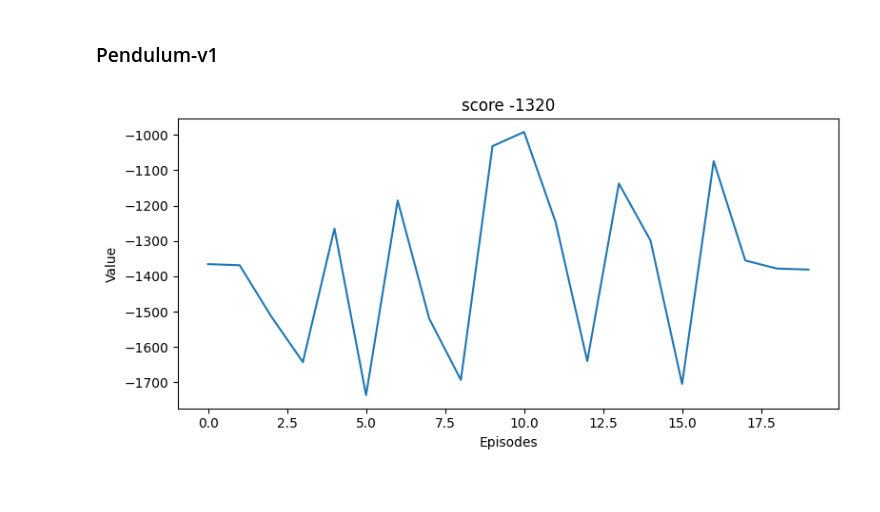
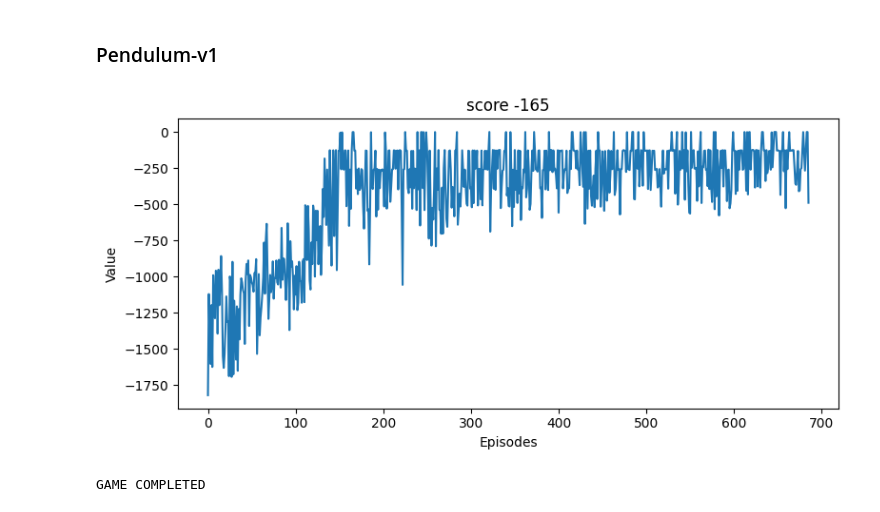
Before and after one commit to mischamez48/PRL_PPO-SAC_ImplPRL_PPO-SAC_Implementationementation, a Jupyter notebook: ppo.ipynb, the cells around one changed output. Saved outputs shown, nothing was run; the diff lists cells and outputs as text; code cells hidden in the pictures.

```diff
--- a/ppo.ipynb
+++ b/ppo.ipynb
@@ -75,4 +81,32 @@ agent.train()
 GAME COMPLETED
+# %%
+# Testing the environment without reward modified
+def make_env():
+    env_id = "MountainCar-v0"
+    env = gym.make(env_id)
+    return env
+
+agent = PPOAgent(
+    make_env,
+    obs_dim = 2,
+    act_dim = 3,
+    gamma = 0.99,
+    lamda = 0.95,
+    entropy_coef = 0.01,
+    epsilon = 0.2,
+    vf_coef= 0.5,
+    rollout_len= 2048,
+    total_rollouts = 2000,
+    num_epochs = 10,
+    batch_size = 64,
+    continuous = False,
+    solved_reward = 160,
+    actor_lr = 3e-4,
+    critic_lr = 1e-3,
+    plot_interval = 1,
+)
+
+agent.train()
 # %% [markdown]
 ### Acrobot-v1
 # %%
@@ -103,33 +142,36 @@ agent.train()
 # %% [markdown]
 ### Pendulum-v1
 # %%
+#input dimensions are 64
+
 def make_env():
     # environment
     env_id = "Pendulum-v1"
     env = gym.make(env_id)
     env = ActionNormalizer(env)
     return env
 
 agent = PPOAgent(
     make_env,
     obs_dim = 3,
     act_dim = 1,
     gamma = 0.9,
     lamda = 0.95,
     entropy_coef = 0.005,
     epsilon = 0.2,
     vf_coef= 0.5,
-    rollout_len = 4000,
+    rollout_len = 2048,
     total_rollouts = 300,
-    num_epochs = 30,
-    batch_size = 128,
-    solved_reward = -20,
+    num_epochs = 25,
+    batch_size = 64,
+    solved_reward = -200,
     continuous = True,
     plot_interval = 1,
     actor_lr = 1e-4,
     critic_lr = 5e-4,
 )
 
 agent.train()
 # %% [output]
-[figure, old version]
+[figure, new version]
+GAME COMPLETED
```
Also changed, not shown: parts of 3 cells of this notebook, 3 other files.
